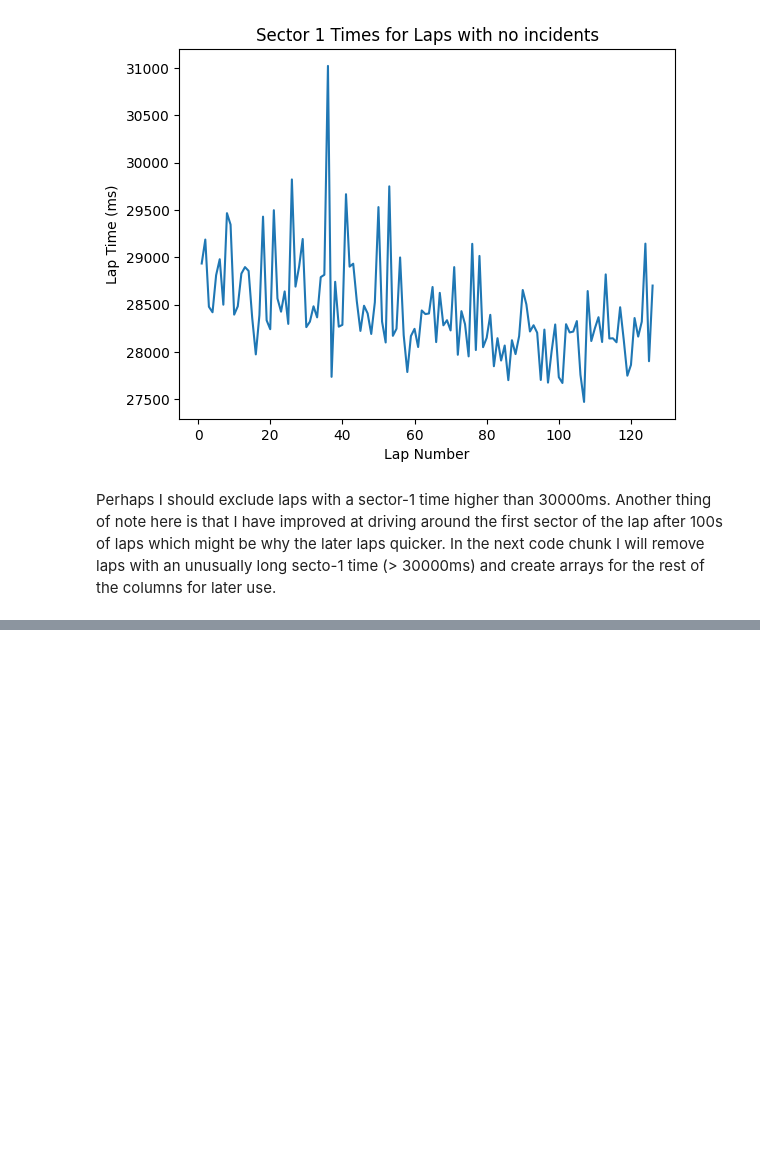
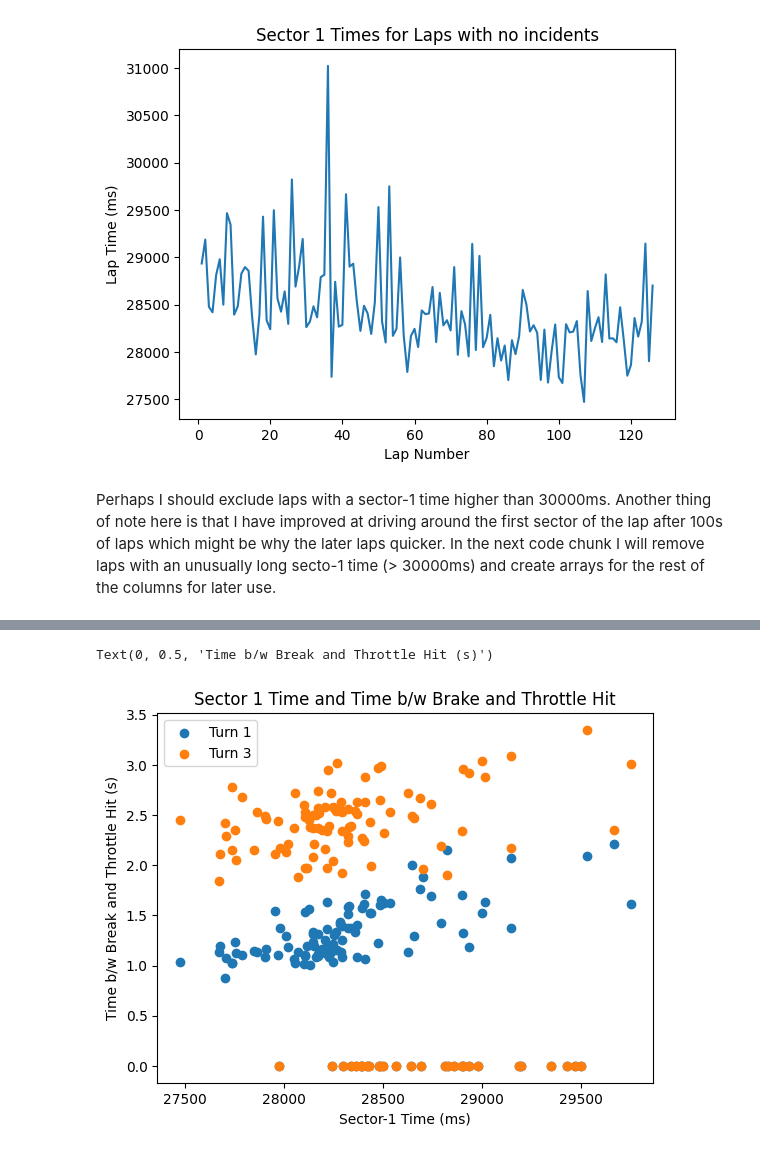
Before and after one commit to Prachet06/F1-Optimized-Cornering-Project, a Jupyter notebook: Code/Data Analysis Notebook.ipynb, the cells around one changed output, grey strips where cells are left out. Cells and saved outputs as stored; diff of their text form; code cells hidden in the pictures; blank space fills up the shorter version.

```diff
--- a/Code/Data Analysis Notebook.ipynb
+++ b/Code/Data Analysis Notebook.ipynb
@@ -192,0 +165,17 @@ for i in range(clean_s1_times.shape[0]):
+# %%
+# FIRST EDITED: 21/02/2026
+
+plt.scatter(clean_s1_times, t1_b_t_delta, label = "Turn 1")
+plt.scatter(clean_s1_times, t3_b_t_delta, label = "Turn 3")
+plt.legend(loc = "upper left")
+plt.title("Sector 1 Time and Time b/w Brake and Throttle Hit")
+plt.xlabel("Sector-1 Time (ms)")
+plt.ylabel("Time b/w Break and Throttle Hit (s)")
+
+
+# TODO: Exclude 0 b-t deltas
+
+# LAST EDITED: 21/02/2026
+# %% [output]
+Text(0, 0.5, 'Time b/w Break and Throttle Hit (s)')
+[figure, added]
```
Also changed, not shown: parts of 9 cells of this notebook.
